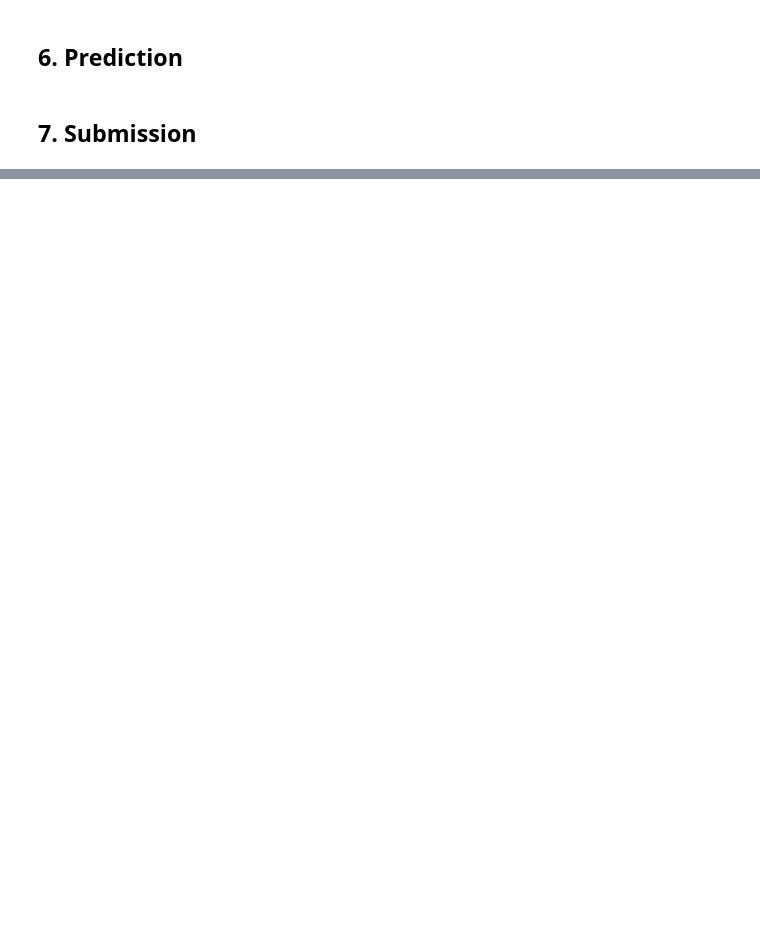
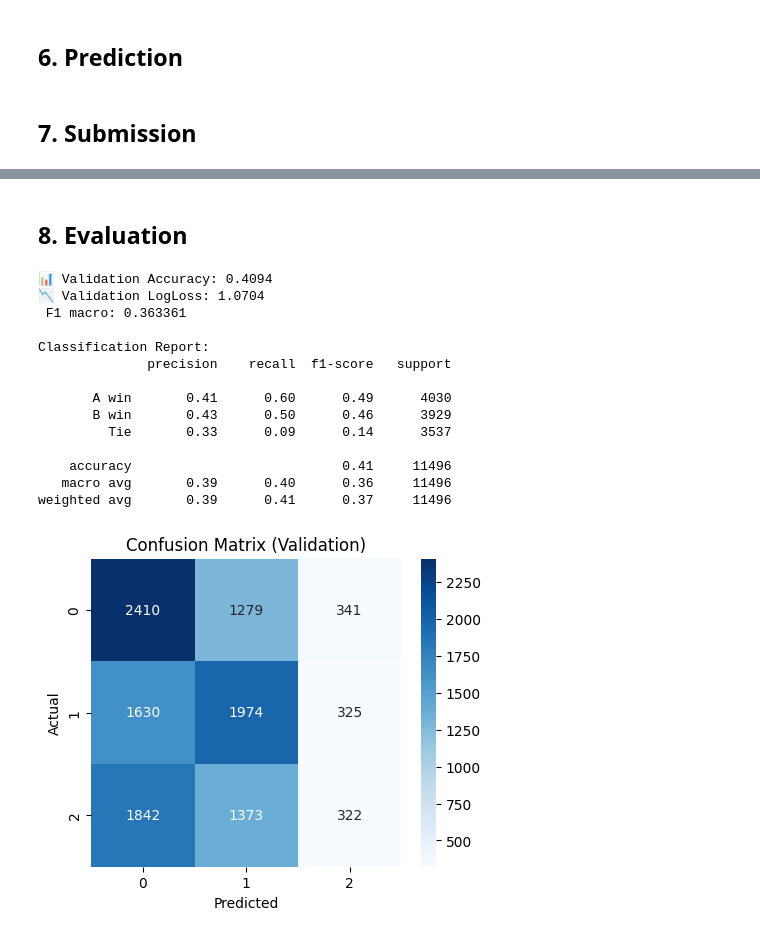
Before and after one commit to MachineLearningProject-2025/proj2, a Jupyter notebook: code/step2_embedding_model.ipynb, the cells around one changed output, grey strips where cells are left out. Cells and saved outputs as stored; diff of their text form; code cells hidden in the pictures; blank space fills up the shorter version.

```diff
--- a/code/step2_embedding_model.ipynb
+++ b/code/step2_embedding_model.ipynb
@@ -109,0 +93,42 @@ submission_df.head()
+# %% [markdown]
+## 8. Evaluation
+# %%
+from sklearn.metrics import accuracy_score, log_loss, classification_report, confusion_matrix, f1_score
+import matplotlib.pyplot as plt
+import seaborn as sns
+
+y_pred = classifier.predict(X_val)
+y_prob = classifier.predict_proba(X_val)
+
+acc = accuracy_score(y_val, y_pred)
+loss = log_loss(y_val, y_prob)
+f1 = f1_score(y_val, y_pred, average='macro')
+
+print(f"\n📊 Validation Accuracy: {acc:.4f}")
+print(f"📉 Validation LogLoss: {loss:.4f}")
+print(f" F1 macro: {f1:4f}")
+print("\nClassification Report:")
+print(classification_report(y_val, y_pred, target_names=["A win", "B win", "Tie"]))
+
+plt.figure(figsize=(5, 4))
+sns.heatmap(confusion_matrix(y_val, y_pred), annot=True, fmt="d", cmap="Blues")
+plt.title("Confusion Matrix (Validation)")
+plt.xlabel("Predicted")
+plt.ylabel("Actual")
+plt.show()
+# %% [output]
+📊 Validation Accuracy: 0.4094
+📉 Validation LogLoss: 1.0704
+ F1 macro: 0.363361
+
+Classification Report:
+              precision    recall  f1-score   support
+
+       A win       0.41      0.60      0.49      4030
+       B win       0.43      0.50      0.46      3929
+         Tie       0.33      0.09      0.14      3537
+
+    accuracy                           0.41     11496
+   macro avg       0.39      0.40      0.36     11496
+weighted avg       0.39      0.41      0.37     11496
+[figure, added]
```
Also changed, not shown: parts of 8 cells of this notebook, 6 other files.
